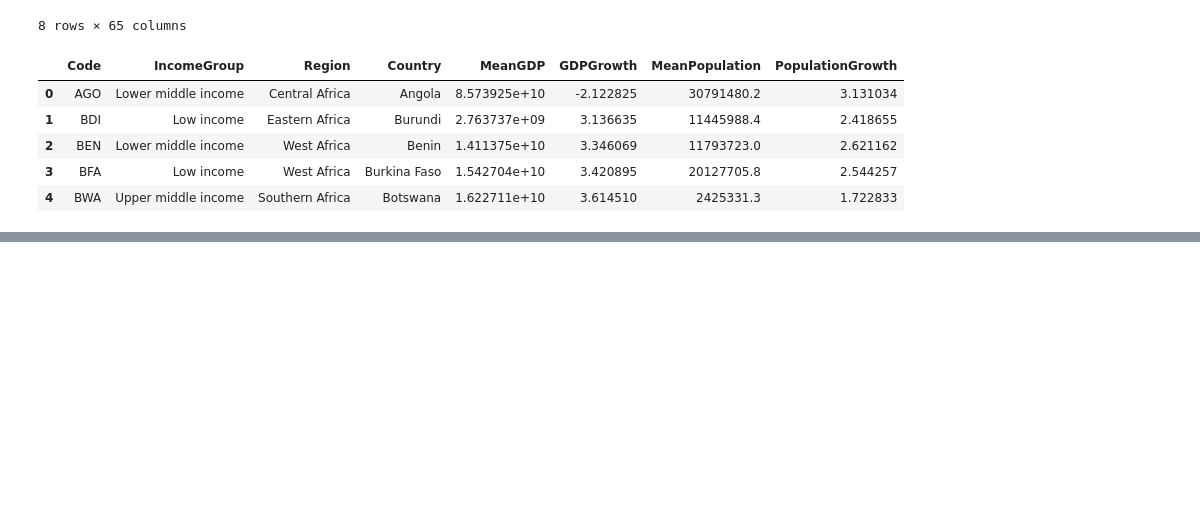
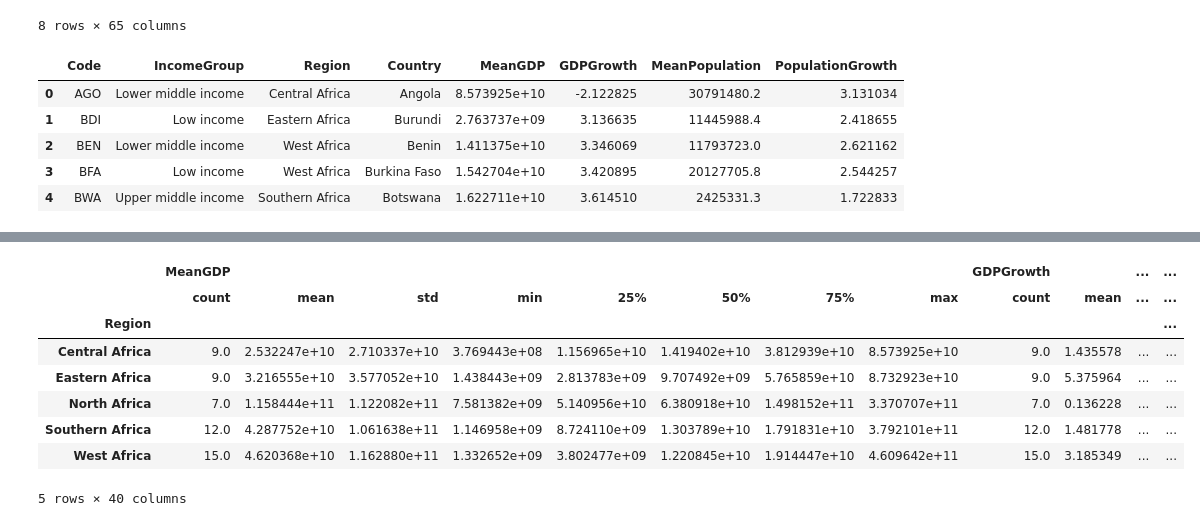
Before and after one commit to cyrilmichino/africa-gdp-visualisation, a Jupyter notebook: notebook.ipynb, the cells around one changed output, grey strips where cells are left out. Cells and saved outputs as stored; diff of their text form; code cells hidden in the pictures; blank space fills up the shorter version.

Commit message:
Handling missing values and final data summary

```diff
--- a/notebook.ipynb
+++ b/notebook.ipynb
@@ -120,0 +123,4 @@ data.head()
+# %%
+## Add data on GDP per capita
+data['GDPperCapita'] = data['MeanGDP']/data['MeanPopulation']
+print(data.shape)
@@ -120,0 +173,4 @@ data.head()
+# %%
+## African economies summary statistics
+data = data.dropna() #Will drop the countries with missing values
+data.describe()
@@ -120,0 +187,13 @@ data.head()
+# %%
+## Explore summary statistics for all the 5 African regions
+data.groupby(by='Region').describe()
+# %% [output]
+|  | MeanGDP |  |  |  |  |  |  |  | GDPGrowth |  | ... | ... |
+|  | count | mean | std | min | 25% | 50% | 75% | max | count | mean | ... | ... |
+| Region |  |  |  |  |  |  |  |  |  |  |  | ... |
+| Central Africa | 9.0 | 2.532247e+10 | 2.710337e+10 | 3.769443e+08 | 1.156965e+10 | 1.419402e+10 | 3.812939e+10 | 8.573925e+10 | 9.0 | 1.435578 | ... | ... |
+| Eastern Africa | 9.0 | 3.216555e+10 | 3.577052e+10 | 1.438443e+09 | 2.813783e+09 | 9.707492e+09 | 5.765859e+10 | 8.732923e+10 | 9.0 | 5.375964 | ... | ... |
+| North Africa | 7.0 | 1.158444e+11 | 1.122082e+11 | 7.581382e+09 | 5.140956e+10 | 6.380918e+10 | 1.498152e+11 | 3.370707e+11 | 7.0 | 0.136228 | ... | ... |
+| Southern Africa | 12.0 | 4.287752e+10 | 1.061638e+11 | 1.146958e+09 | 8.724110e+09 | 1.303789e+10 | 1.791831e+10 | 3.792101e+11 | 12.0 | 1.481778 | ... | ... |
+| West Africa | 15.0 | 4.620368e+10 | 1.162880e+11 | 1.332652e+09 | 3.802477e+09 | 1.220845e+10 | 1.914447e+10 | 4.609642e+11 | 15.0 | 3.185349 | ... | ... |
+5 rows × 40 columns
```
Also changed, not shown: parts of 8 cells of this notebook.
